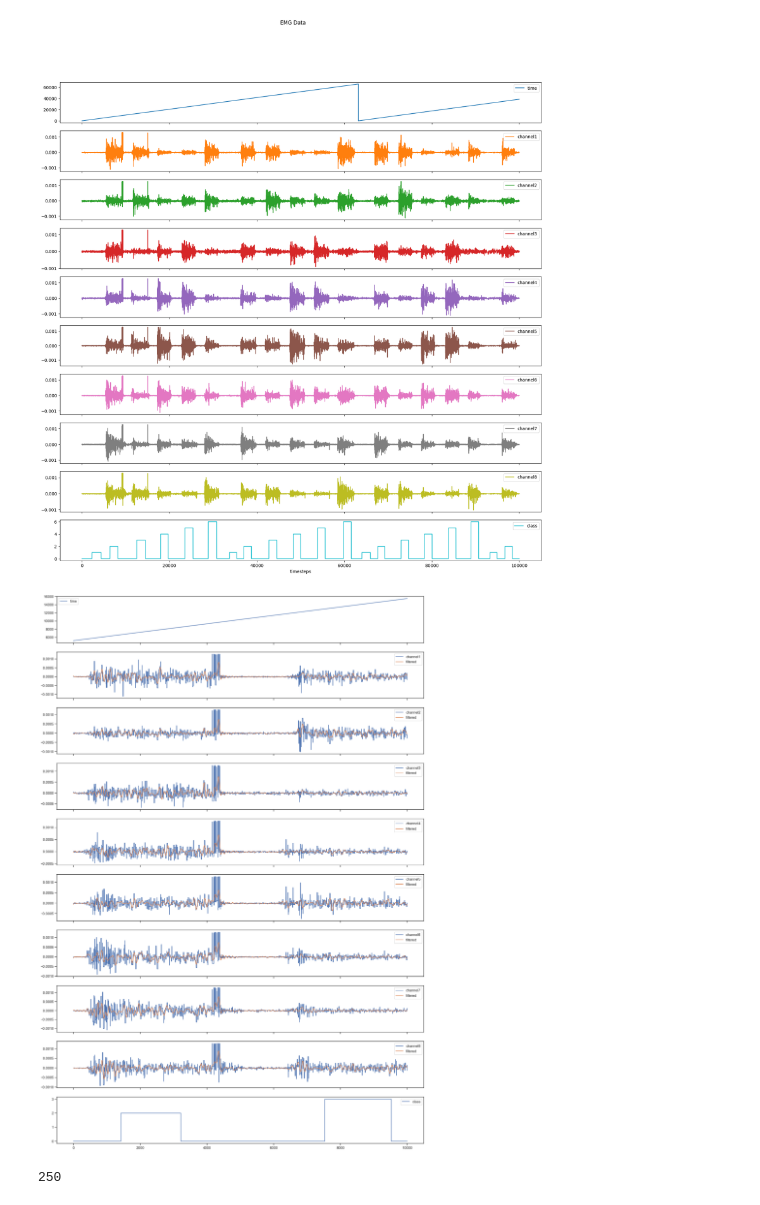
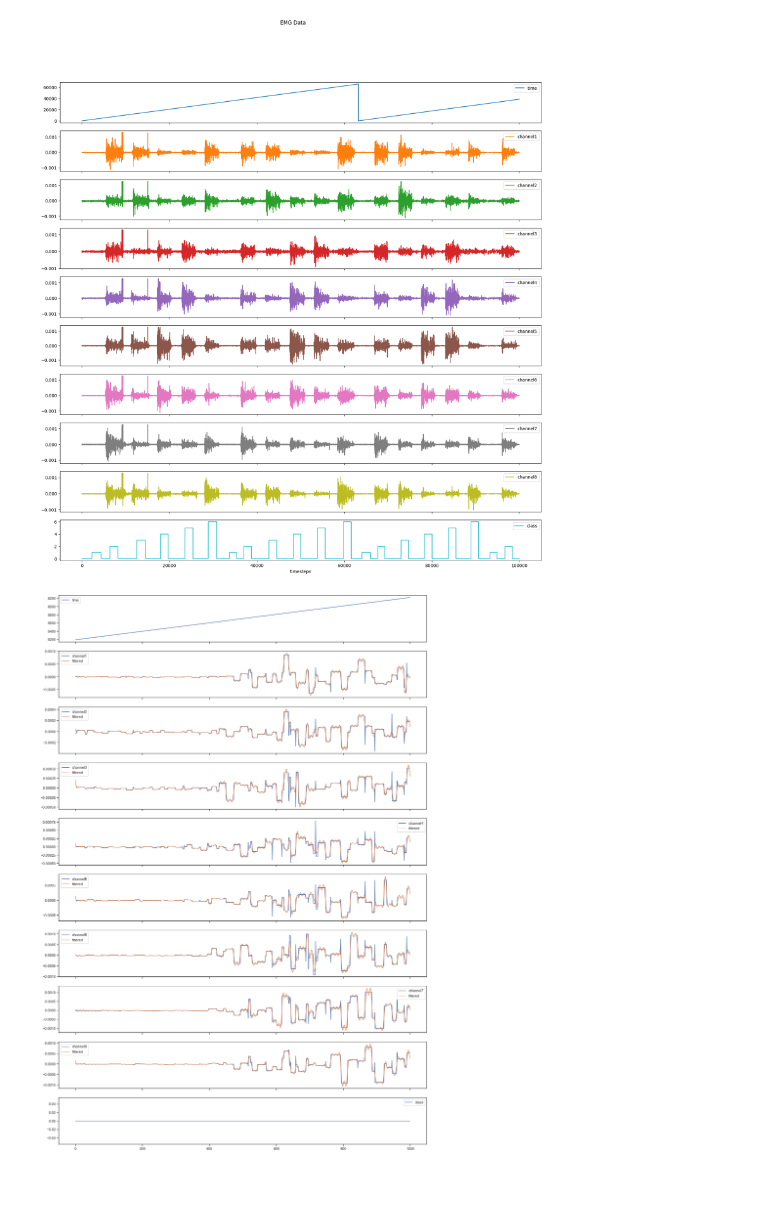
Before and after one commit to stevenc15/SD1-project, a Jupyter notebook: ml/examples/Fourier_and_fake_data_gen.ipynb, the cells around one changed output. Cells and saved outputs as stored; diff of their text form; code cells hidden in the pictures.

Commit message:
Still need to automate normalizing data,, but tested ffg

```diff
--- a/ml/examples/Fourier_and_fake_data_gen.ipynb
+++ b/ml/examples/Fourier_and_fake_data_gen.ipynb
@@ -44,31 +36,19 @@ array([<Axes: xlabel='timesteps'>, <Axes: xlabel='timesteps'>,
 # %%
 import seaborn as sns
 import matplotlib.pyplot as plt
 sns.set(style="ticks")
 #plot all data
 fig, axs = plt.subplots(len(emgdata_df.columns), 1, figsize=(20, 30), sharex=True)
-num_samples = 10000
+num_samples = 1000
 start = 5000
 end = start + num_samples
 for i in range(len(emgdata_df.columns)):
     axs[i].plot(np.array(emgdata_df)[start:end,i], label=emgdata_df.columns[i])
     if i != 0 and i != len(emgdata_df.columns)-1:
-        axs[i].plot(filter_signal_single_channel(np.array(emgdata_df)[start:end,i],5e3), label='filtered')
+        axs[i].plot(fft_filter_signal_single_channel(np.array(emgdata_df)[start:end,i],5e3), label='filtered')
     axs[i].legend()
 # %% [output]
-[figure, old version]
+[figure, new version]
-# %%
-fake_emg_data = emgdata_df.iloc[:,1:-2].values
-fake_joint_data = emgdata_df.iloc[:,-2:].values
-fake_emg_data.shape, fake_joint_data.shape
-
-#calculate sample rate from time
-time = emgdata_df['time']
-sample_rate_ms = 1/(time[1]-time[0])
-sample_rate =int(sample_rate_ms* 1000)
-sample_rate
-# %% [output]
-250
 # %%
 #save each one as a scipy wav file
 from scipy.io import wavfile
```
Also changed, not shown: parts of 2 cells of this notebook, 2 other files.
